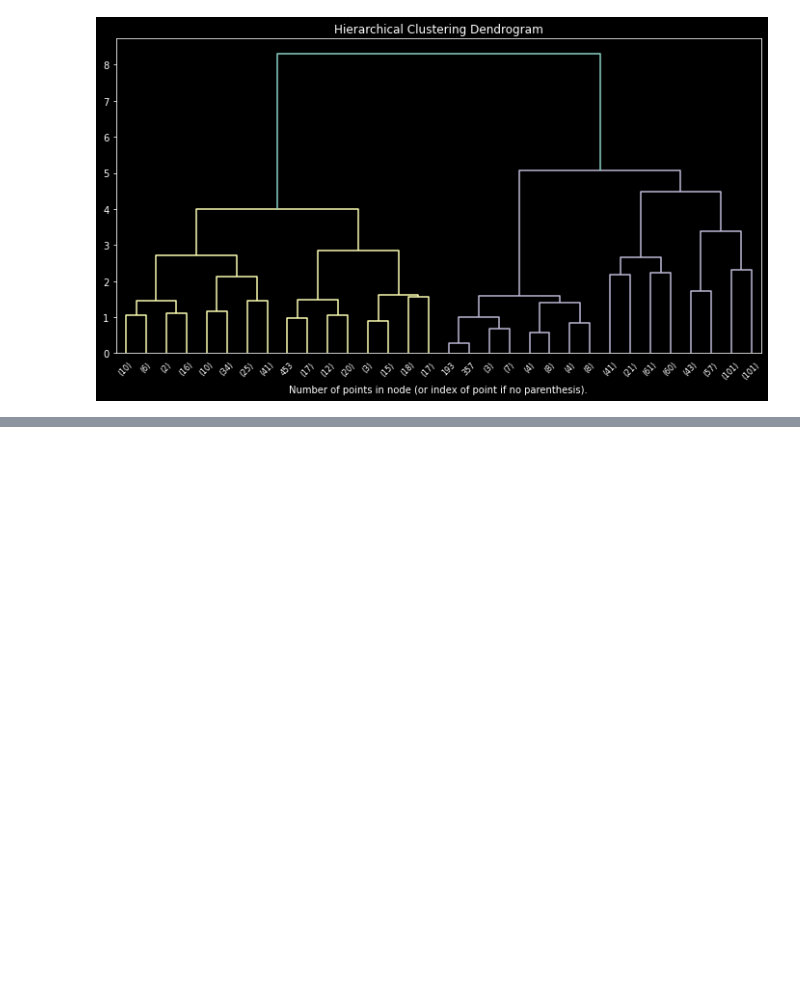
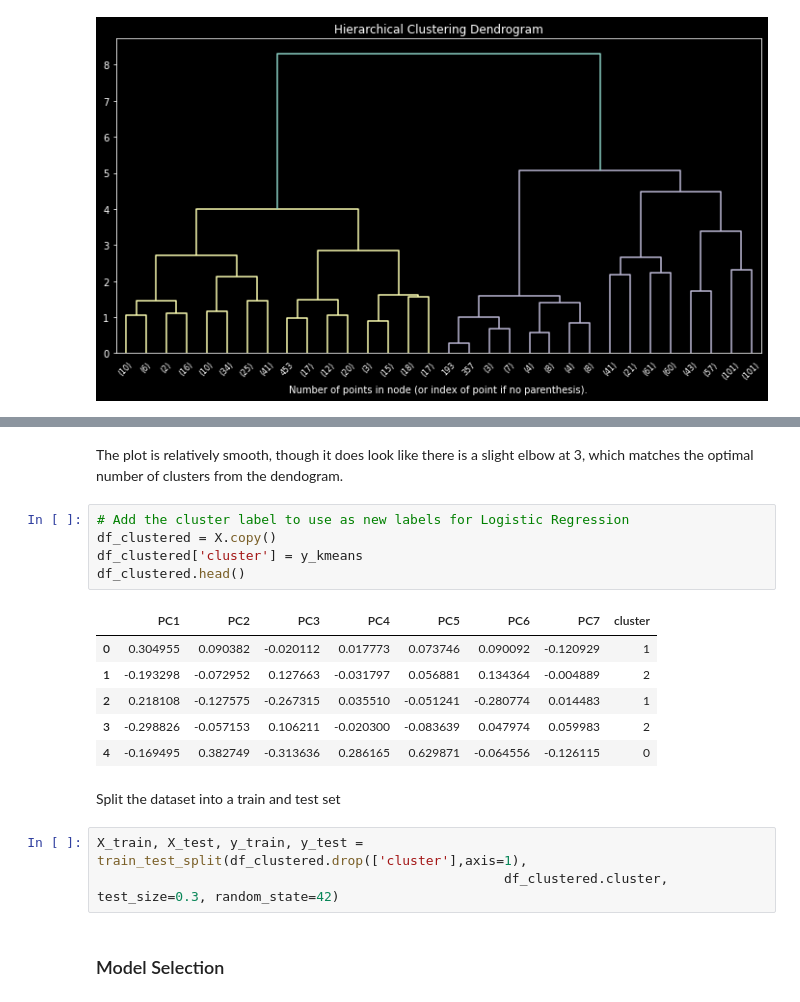
Before and after one commit to rockstardotb/Clustering_and_Logistic_Regression, a Jupyter notebook: Mini_Project_Clustering_and_Logistic_Regression.ipynb, the cells around one changed output, grey strips where cells are left out. Saved outputs shown, nothing was run; the diff lists cells and outputs as text; blank space fills up the shorter version.

```diff
--- a/Mini_Project_Clustering_and_Logistic_Regression.ipynb
+++ b/Mini_Project_Clustering_and_Logistic_Regression.ipynb
@@ -165,0 +192,21 @@ y_kmeans = kmeans.predict(X)
+# %% [markdown]
+The plot is relatively smooth, though it does look like there is a slight elbow at 3, which matches the optimal number of clusters from the dendogram.
+# %%
+# Add the cluster label to use as new labels for Logistic Regression
+df_clustered = X.copy()
+df_clustered['cluster'] = y_kmeans
+df_clustered.head()
+# %% [output]
+|  | PC1 | PC2 | PC3 | PC4 | PC5 | PC6 | PC7 | cluster |
+| 0 | 0.304955 | 0.090382 | -0.020112 | 0.017773 | 0.073746 | 0.090092 | -0.120929 | 1 |
+| 1 | -0.193298 | -0.072952 | 0.127663 | -0.031797 | 0.056881 | 0.134364 | -0.004889 | 2 |
+| 2 | 0.218108 | -0.127575 | -0.267315 | 0.035510 | -0.051241 | -0.280774 | 0.014483 | 1 |
+| 3 | -0.298826 | -0.057153 | 0.106211 | -0.020300 | -0.083639 | 0.047974 | 0.059983 | 2 |
+| 4 | -0.169495 | 0.382749 | -0.313636 | 0.286165 | 0.629871 | -0.064556 | -0.126115 | 0 |
+# %% [markdown]
+Split the dataset into a train and test set
+# %%
+X_train, X_test, y_train, y_test = train_test_split(df_clustered.drop(['cluster'],axis=1),
+                                                    df_clustered.cluster, test_size=0.3, random_state=42)
+# %% [markdown]
+### Model Selection
```
Also changed, not shown: parts of 16 cells of this notebook.
